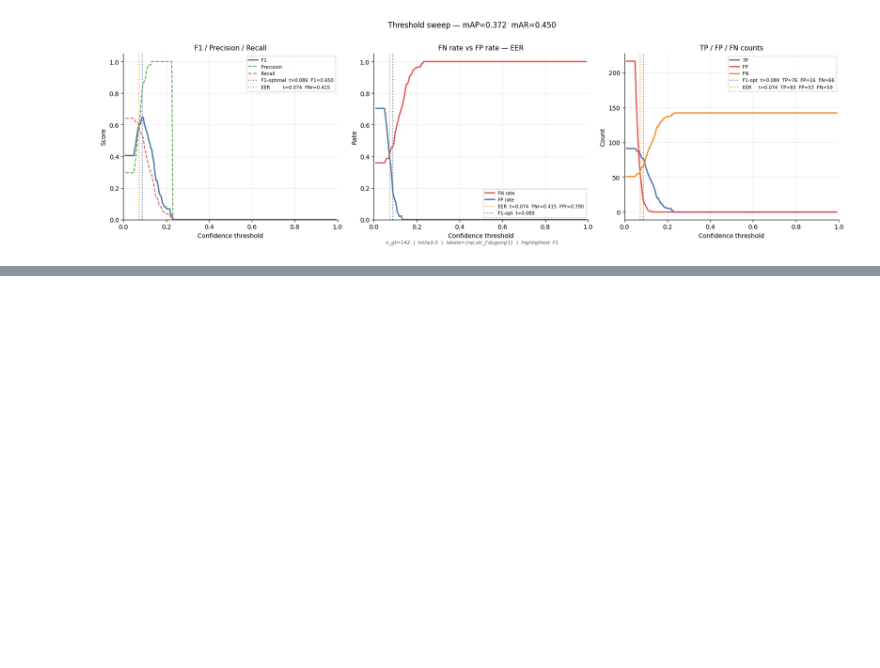
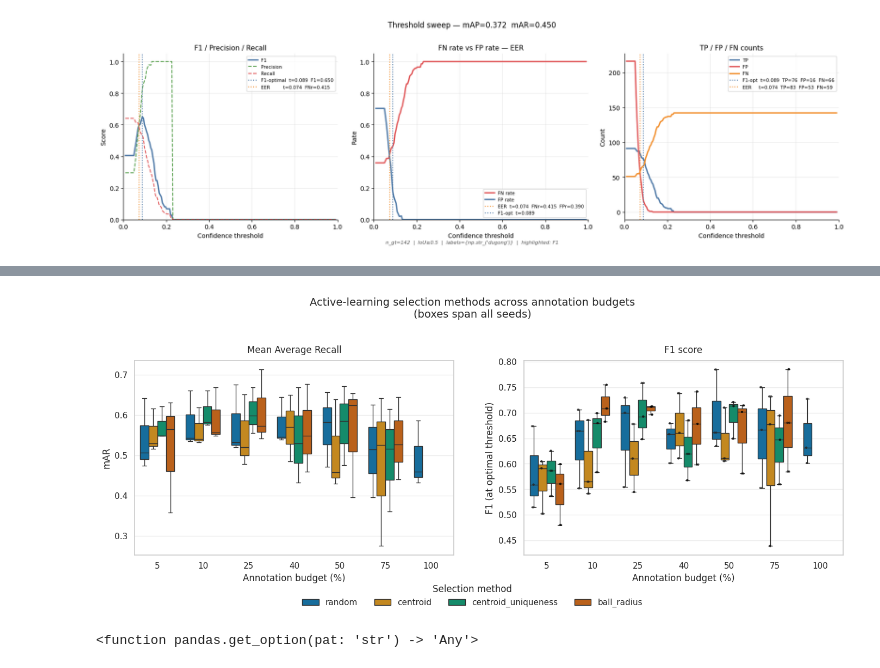
Before and after one commit to emanuel-gf/Dugongs_IRISA-MARBEC-LIRMM, a Jupyter notebook: chapter3/evaluation.ipynb, the cells around one changed output, grey strips where cells are left out. Drawn from its saved outputs; the diff is of its cells as text; code cells hidden in the pictures; blank space fills up the shorter version.

```diff
--- a/chapter3/evaluation.ipynb
+++ b/chapter3/evaluation.ipynb
@@ -414,0 +1493,11 @@ df_seed = extract_all_metrics(
+# %%
+sns.stripplot(data=dat, x="partition_pct", y=col, hue="method",
+                  hue_order=order, dodge=True, palette="dark:black",
+                  size=3, alpha=.6, legend=False, ax=ax)
+fig
+# %% [output]
+[figure, added]
+# %%
+pd.get_option()
+# %% [output]
+<function pandas.get_option(pat: 'str') -> 'Any'>
```
Also changed, not shown: parts of 42 cells of this notebook, 1 other file.
